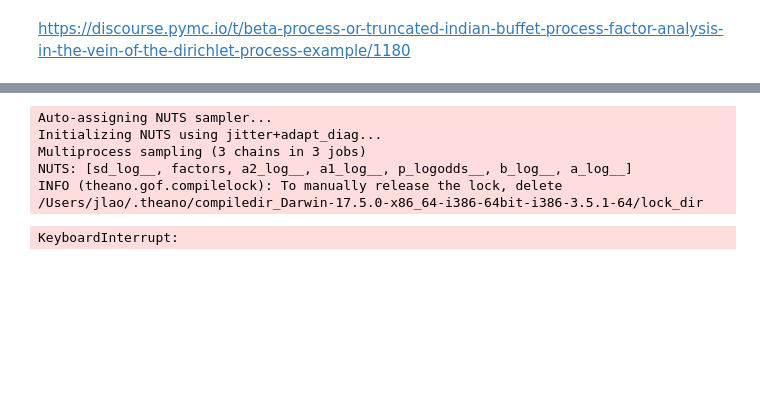
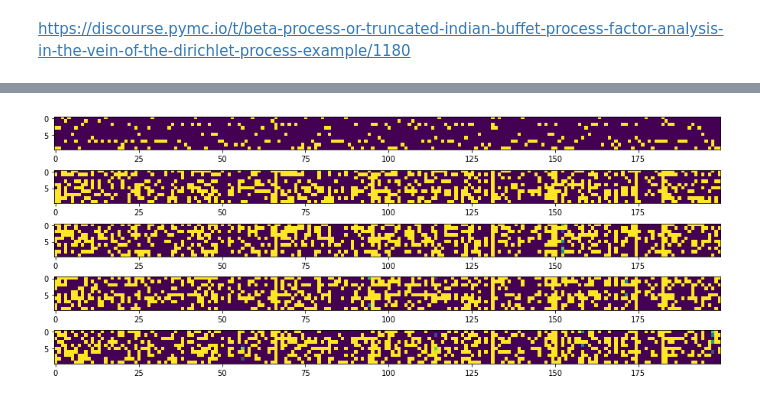
Before and after one commit to junpenglao/Planet_Sakaar_Data_Science, a Jupyter notebook: PyMC3QnA/discourse_1180.ipynb, the cells around one changed output, grey strips where cells are left out. Cells and saved outputs as stored; diff of their text form; code cells hidden in the pictures; blank space fills up the shorter version.

```diff
--- a/PyMC3QnA/discourse_1180.ipynb
+++ b/PyMC3QnA/discourse_1180.ipynb
@@ -26,30 +75,26 @@ data = np.sum(
+# %%
+_, ax = plt.subplots(5, 1, figsize=(15, 5))
+ax[0].imshow(data_Z.T)
+for i, zpost in enumerate(Z_post):
+    ax[i+1].imshow(zpost.mean(axis=0).T)
+plt.tight_layout();
+# %% [output]
+[figure, added]
 # %%
+n=10
 # Use Gamma random variables to pull the sparse Beta draws
-n = 10
-K = 10
 with pm.Model() as model:
     # Params for Beta distribution over factor probabilities
     a = pm.Gamma("a", 1, 1)
     b = pm.Gamma("b", 1, 1)
-    p = pm.Beta("p", a / K, b * (K - 1) / K, shape=10)
-    p = tt.tile(p[None, :], (100, 1))
+    p = pm.Beta("p", a / K, b * (K - 1) / K, shape=(1, K))
     # Bernoulli indicator matrix of which factors are "on" for every observation
-    a1 = pm.Gamma('a1', alpha=p / n, beta=1, shape=(100, 10))
-    a2 = pm.Gamma("a2", alpha=(1 - p) / n, beta=1, shape=(100, 10))
+    a1 = pm.Gamma('a1', alpha=p / n, beta=1, shape=(ndata, K))
+    a2 = pm.Gamma("a2", alpha=(1 - p) / n, beta=1, shape=(ndata, K))
     Z = pm.Deterministic("Z", a1 / (a1 + a2))
     # Latent factors - 10 of them
-    factors = pm.Normal("factors", mu=0, sd=1, shape=10)
+    factors = pm.Normal("factors", mu=0, sd=10, shape=(K, 1))
     # Observations are linear combinations of the factors
-    equation = tt.sum(Z * tt.tile(factors[None, :], (100, 1)), axis=-1)
+    equation = tt.dot(Z, factors)
     sd = pm.HalfCauchy("sd", 0.5)
     obs = pm.Normal("obs", mu=equation, sd=sd, observed=data)
-
-with model:
-    tr = pm.sample(tune=4000, draws=2000, njobs=3)
-# %% [output]
-Auto-assigning NUTS sampler...
-Initializing NUTS using jitter+adapt_diag...
-Multiprocess sampling (3 chains in 3 jobs)
-NUTS: [sd_log__, factors, a2_log__, a1_log__, p_logodds__, b_log__, a_log__]
-INFO (theano.gof.compilelock): To manually release the lock, delete /Users/jlao/.theano/compiledir_Darwin-17.5.0-x86_64-i386-64bit-i386-3.5.1-64/lock_dir
-KeyboardInterrupt:
```
Also changed, not shown: parts of 12 cells of this notebook, 1 other file.
